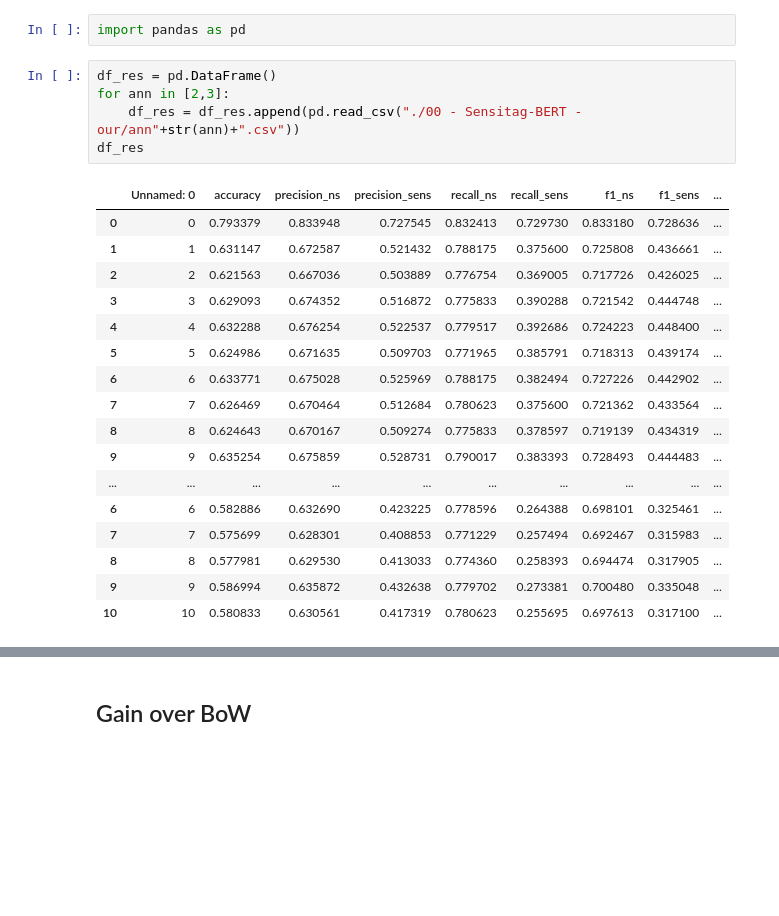
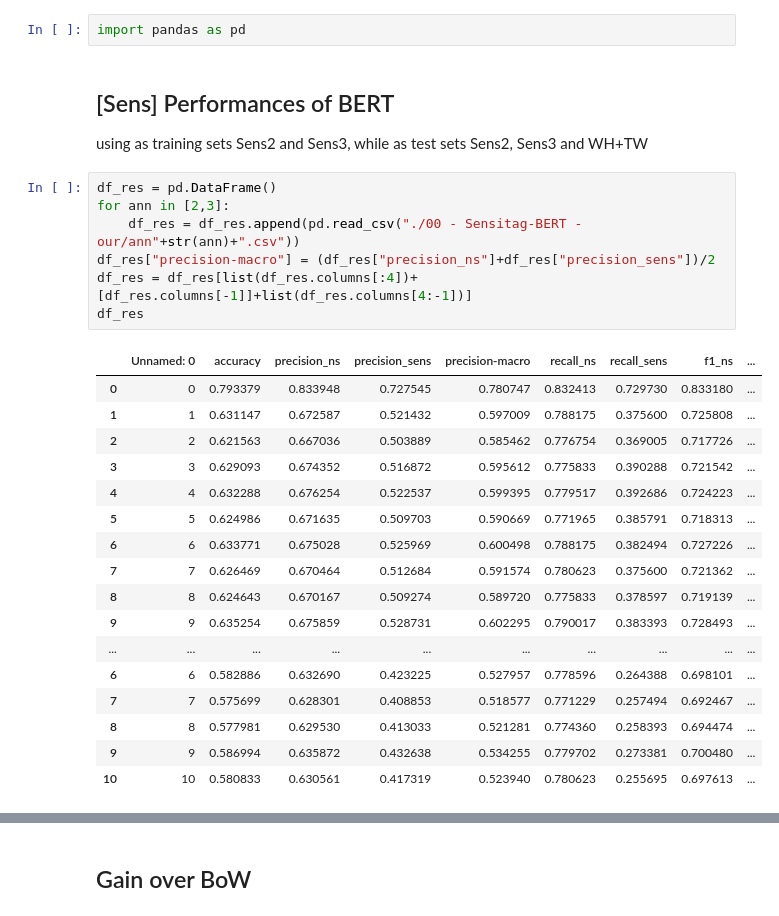
Before and after one commit to bioglio/sens_prediction, a Jupyter notebook: 05 - Analysis of BERT.ipynb, the cells around one changed output, grey strips where cells are left out. Saved outputs shown, nothing was run; the diff lists cells and outputs as text; blank space fills up the shorter version.

Commit message:
feat: add precision macro

```diff
--- a/05 - Analysis of BERT.ipynb
+++ b/05 - Analysis of BERT.ipynb
@@ -1,28 +1,33 @@
 # %%
 import pandas as pd
+# %% [markdown]
+## [Sens] Performances of BERT
+using as training sets Sens2 and Sens3, while as test sets Sens2, Sens3 and WH+TW
 # %%
 df_res = pd.DataFrame()
 for ann in [2,3]:
     df_res = df_res.append(pd.read_csv("./00 - Sensitag-BERT - our/ann"+str(ann)+".csv"))
+df_res["precision-macro"] = (df_res["precision_ns"]+df_res["precision_sens"])/2
+df_res = df_res[list(df_res.columns[:4])+[df_res.columns[-1]]+list(df_res.columns[4:-1])]
 df_res
 # %% [output]
-|  | Unnamed: 0 | accuracy | precision_ns | precision_sens | recall_ns | recall_sens | f1_ns | f1_sens | ... |
-| 0 | 0 | 0.793379 | 0.833948 | 0.727545 | 0.832413 | 0.729730 | 0.833180 | 0.728636 | ... |
-| 1 | 1 | 0.631147 | 0.672587 | 0.521432 | 0.788175 | 0.375600 | 0.725808 | 0.436661 | ... |
-| 2 | 2 | 0.621563 | 0.667036 | 0.503889 | 0.776754 | 0.369005 | 0.717726 | 0.426025 | ... |
-| 3 | 3 | 0.629093 | 0.674352 | 0.516872 | 0.775833 | 0.390288 | 0.721542 | 0.444748 | ... |
-| 4 | 4 | 0.632288 | 0.676254 | 0.522537 | 0.779517 | 0.392686 | 0.724223 | 0.448400 | ... |
-| 5 | 5 | 0.624986 | 0.671635 | 0.509703 | 0.771965 | 0.385791 | 0.718313 | 0.439174 | ... |
-| 6 | 6 | 0.633771 | 0.675028 | 0.525969 | 0.788175 | 0.382494 | 0.727226 | 0.442902 | ... |
-| 7 | 7 | 0.626469 | 0.670464 | 0.512684 | 0.780623 | 0.375600 | 0.721362 | 0.433564 | ... |
-| 8 | 8 | 0.624643 | 0.670167 | 0.509274 | 0.775833 | 0.378597 | 0.719139 | 0.434319 | ... |
-| 9 | 9 | 0.635254 | 0.675859 | 0.528731 | 0.790017 | 0.383393 | 0.728493 | 0.444483 | ... |
+|  | Unnamed: 0 | accuracy | precision_ns | precision_sens | precision-macro | recall_ns | recall_sens | f1_ns | ... |
+| 0 | 0 | 0.793379 | 0.833948 | 0.727545 | 0.780747 | 0.832413 | 0.729730 | 0.833180 | ... |
+| 1 | 1 | 0.631147 | 0.672587 | 0.521432 | 0.597009 | 0.788175 | 0.375600 | 0.725808 | ... |
+| 2 | 2 | 0.621563 | 0.667036 | 0.503889 | 0.585462 | 0.776754 | 0.369005 | 0.717726 | ... |
+| 3 | 3 | 0.629093 | 0.674352 | 0.516872 | 0.595612 | 0.775833 | 0.390288 | 0.721542 | ... |
+| 4 | 4 | 0.632288 | 0.676254 | 0.522537 | 0.599395 | 0.779517 | 0.392686 | 0.724223 | ... |
+| 5 | 5 | 0.624986 | 0.671635 | 0.509703 | 0.590669 | 0.771965 | 0.385791 | 0.718313 | ... |
+| 6 | 6 | 0.633771 | 0.675028 | 0.525969 | 0.600498 | 0.788175 | 0.382494 | 0.727226 | ... |
+| 7 | 7 | 0.626469 | 0.670464 | 0.512684 | 0.591574 | 0.780623 | 0.375600 | 0.721362 | ... |
+| 8 | 8 | 0.624643 | 0.670167 | 0.509274 | 0.589720 | 0.775833 | 0.378597 | 0.719139 | ... |
+| 9 | 9 | 0.635254 | 0.675859 | 0.528731 | 0.602295 | 0.790017 | 0.383393 | 0.728493 | ... |
 | ... | ... | ... | ... | ... | ... | ... | ... | ... | ... |
-| 6 | 6 | 0.582886 | 0.632690 | 0.423225 | 0.778596 | 0.264388 | 0.698101 | 0.325461 | ... |
-| 7 | 7 | 0.575699 | 0.628301 | 0.408853 | 0.771229 | 0.257494 | 0.692467 | 0.315983 | ... |
-| 8 | 8 | 0.577981 | 0.629530 | 0.413033 | 0.774360 | 0.258393 | 0.694474 | 0.317905 | ... |
-| 9 | 9 | 0.586994 | 0.635872 | 0.432638 | 0.779702 | 0.273381 | 0.700480 | 0.335048 | ... |
-| 10 | 10 | 0.580833 | 0.630561 | 0.417319 | 0.780623 | 0.255695 | 0.697613 | 0.317100 | ... |
+| 6 | 6 | 0.582886 | 0.632690 | 0.423225 | 0.527957 | 0.778596 | 0.264388 | 0.698101 | ... |
+| 7 | 7 | 0.575699 | 0.628301 | 0.408853 | 0.518577 | 0.771229 | 0.257494 | 0.692467 | ... |
+| 8 | 8 | 0.577981 | 0.629530 | 0.413033 | 0.521281 | 0.774360 | 0.258393 | 0.694474 | ... |
+| 9 | 9 | 0.586994 | 0.635872 | 0.432638 | 0.534255 | 0.779702 | 0.273381 | 0.700480 | ... |
+| 10 | 10 | 0.580833 | 0.630561 | 0.417319 | 0.523940 | 0.780623 | 0.255695 | 0.697613 | ... |
 # %%
 def get_df_stats_test(df):
     df_loc = df[(df["set"] == "test") & (df["ann"] == 2)][df.columns[:-2]]
```
Also changed, not shown: parts of 5 cells of this notebook, 2 other files.
